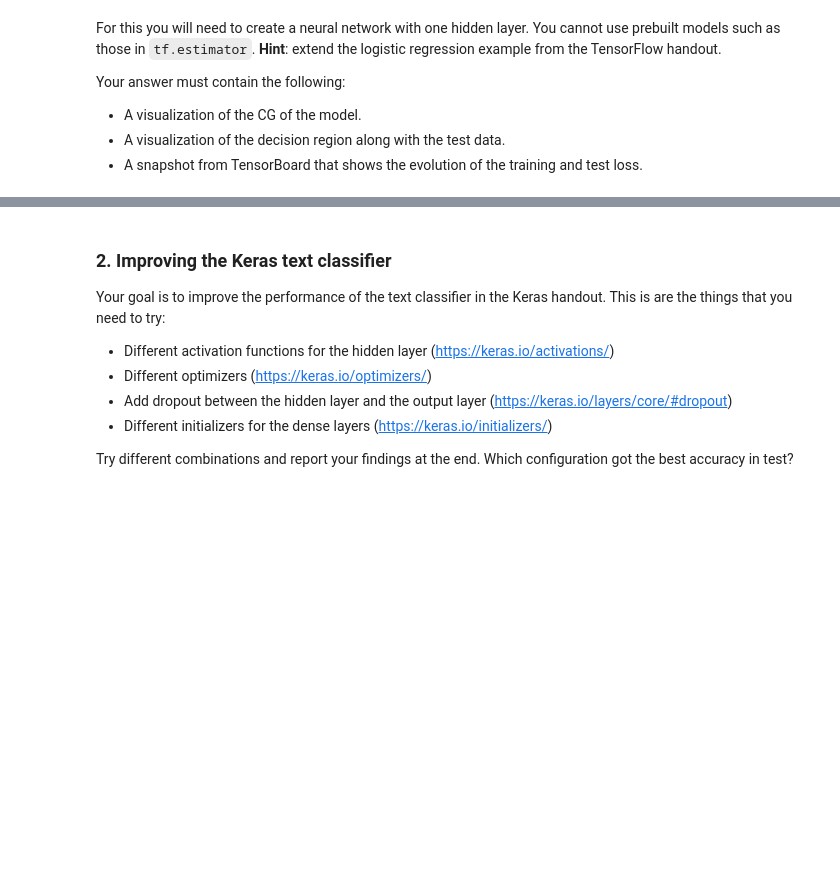
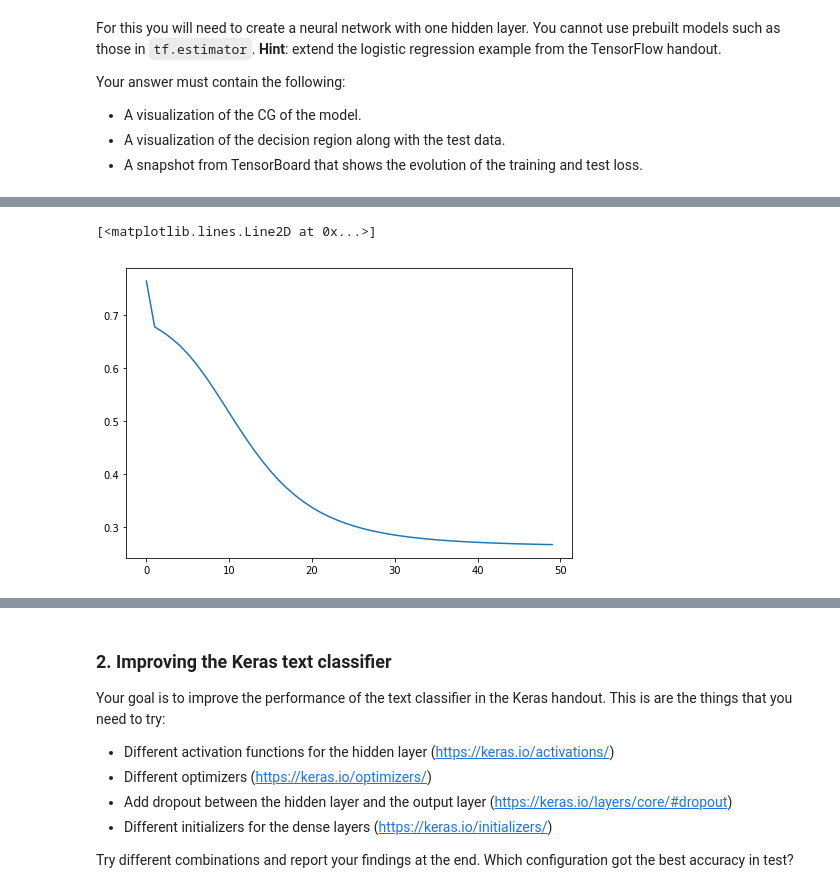
Before and after one commit to juanse1608/Courses, a Jupyter notebook: Jupyters/Notebooks/ML-Keras and Tensorflow.ipynb, the cells around one changed output, grey strips where cells are left out. Saved outputs shown, nothing was run; the diff lists cells and outputs as text; code cells hidden in the pictures; blank space fills up the shorter version.

```diff
--- a/Jupyters/Notebooks/ML-Keras and Tensorflow.ipynb
+++ b/Jupyters/Notebooks/ML-Keras and Tensorflow.ipynb
@@ -114,17 +114,29 @@ with graph.as_default():
     x = tf.placeholder(tf.float32,shape=[None,2])
     y_true = tf.placeholder(tf.float32,shape=None)
 
+    with tf.name_scope('s1') as scope:
+        w_0 = tf.Variable([[1,1]], dtype=tf.float32, name='weights_0')
+        b_0 = tf.Variable(0,dtype=tf.float32,name='bias_0')
+        y_pred_0 = 1/(1 + tf.exp(-(tf.matmul(w_0,tf.transpose(x)) + b_0)))
+        print(y_pred_0)
+
+    with tf.name_scope('s2') as scope:
+        w_1 = tf.Variable([[1,1]], dtype=tf.float32, name='weights_1')
+        b_1 = tf.Variable(0,dtype=tf.float32,name='bias_1')
+        y_pred_1 = 1/(1 + tf.exp(-(tf.matmul(w_1,tf.transpose(x)) + b_1)))
+        print(y_pred_1)
+
     with tf.name_scope('inference') as scope:
-        w = tf.Variable([[0,0]],dtype=tf.float32,name='weights')
+        w = tf.Variable([[1,1]],dtype=tf.float32,name='weights')
         b = tf.Variable(0,dtype=tf.float32,name='bias')
-        y_pred = tf.matmul(w,tf.transpose(x)) + b
+        y_pred = w[0,0]*y_pred_0 + w[0,1]*y_pred_1 + b
 
     with tf.name_scope('loss') as scope:
-        loss = tf.nn.sigmoid_cross_entropy_with_logits(labels=y_true,logits=y_pred)
+        loss = tf.nn.sigmoid_cross_entropy_with_logits(labels = y_true, logits = y_pred)
         loss = tf.reduce_mean(loss)
 
     with tf.name_scope('train') as scope:
-        learning_rate = 1.0
+        learning_rate = 1.00
         optimizer = tf.train.GradientDescentOptimizer(learning_rate)
         train = optimizer.minimize(loss)
 
@@ -135 +149,18 @@ show_graph(graph.as_graph_def())
 [interactive output not drawn]
+# %%
+num_epochs = 250
+losses = []
+
+with graph.as_default():
+    sess = tf.Session()
+    sess.run(init)
+    for step in range(num_epochs):
+        sess.run(train,{x: x_train, y_true: y_train})
+        if (step % 5 == 0):
+            losses.append(sess.run(loss, {x: x_train, y_true: y_train}))
+
+pl.figure(figsize = (8,16/3))
+pl.plot(losses)
+# %% [output]
+[<matplotlib.lines.Line2D at 0x...>]
+[figure, added]
```
Also changed, not shown: parts of 2 cells of this notebook.
